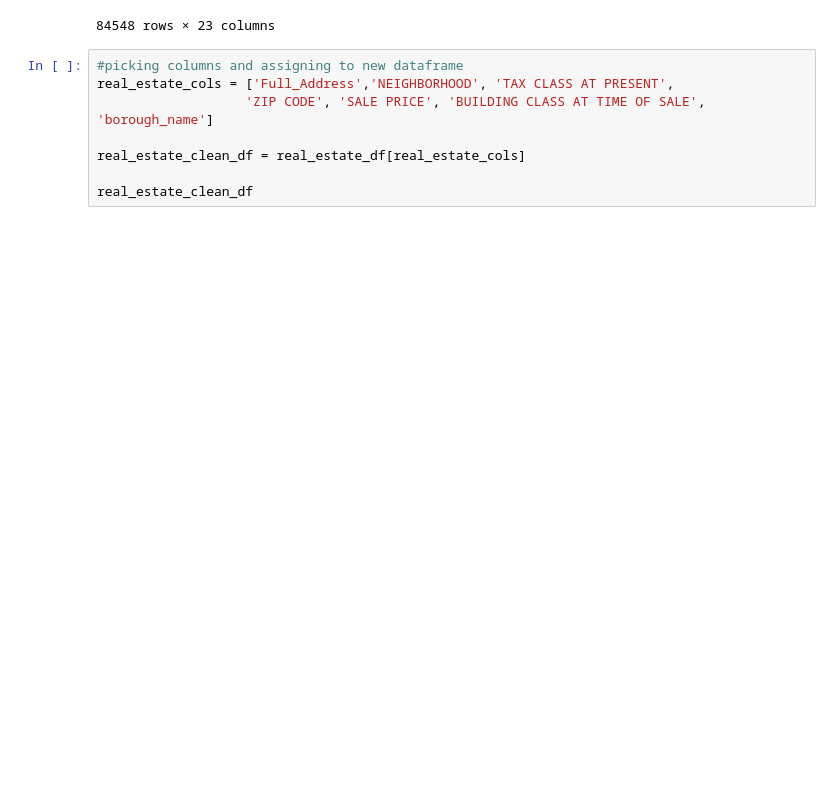
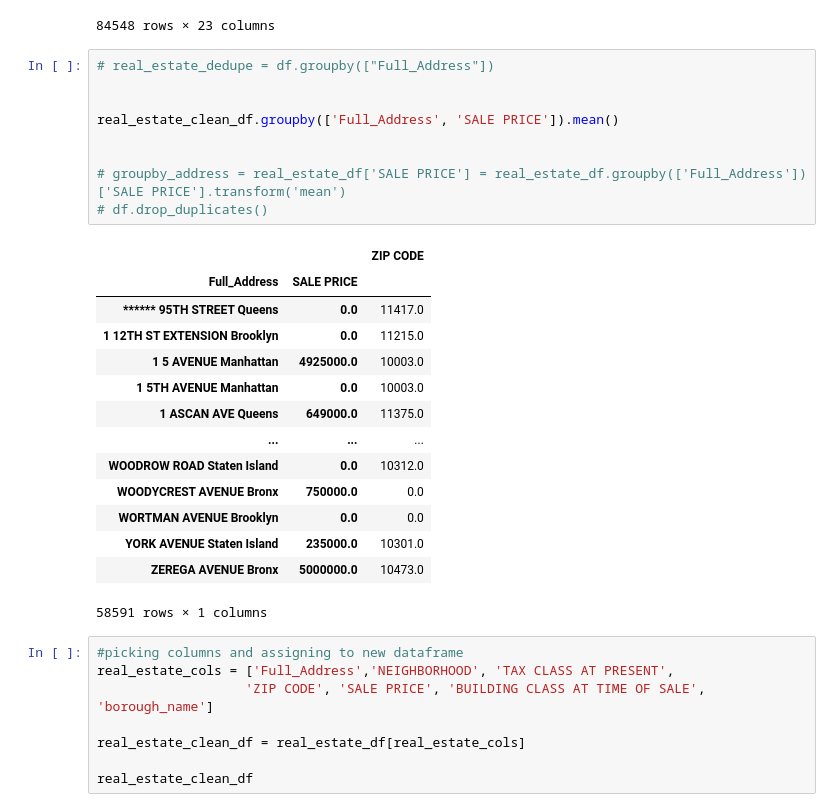
Before and after one commit to shadeetabasi/nyc-realestate-and-trees-project, a Jupyter notebook: Keiko /Real_Estate_Clean_Up_v2.ipynb, the cells around one changed output. Saved outputs shown, nothing was run; the diff lists cells and outputs as text; blank space fills up the shorter version.

Commit message:
group by

```diff
--- a/Keiko /Real_Estate_Clean_Up_v2.ipynb
+++ b/Keiko /Real_Estate_Clean_Up_v2.ipynb
@@ -186,6 +186,30 @@ real_estate_df
 | 84546 | 5 | WOODROW | 22 STORE BUILDINGS | 4 | 7100 | 28 |  | ... |
 | 84547 | 5 | WOODROW | 35 INDOOR PUBLIC AND CULTURAL FAC... | 4 | 7105 | 679 |  | ... |
 84548 rows × 23 columns
+# %%
+# real_estate_dedupe = df.groupby(["Full_Address"])
+
+
+real_estate_clean_df.groupby(['Full_Address', 'SALE PRICE']).mean()
+
+
+# groupby_address = real_estate_df['SALE PRICE'] = real_estate_df.groupby(['Full_Address'])['SALE PRICE'].transform('mean')
+# df.drop_duplicates()
+# %% [output]
+|  |  | ZIP CODE |
+| Full_Address | SALE PRICE |  |
+| ****** 95TH STREET Queens | 0.0 | 11417.0 |
+| 1 12TH ST EXTENSION Brooklyn | 0.0 | 11215.0 |
+| 1 5 AVENUE Manhattan | 4925000.0 | 10003.0 |
+| 1 5TH AVENUE Manhattan | 0.0 | 10003.0 |
+| 1 ASCAN AVE Queens | 649000.0 | 11375.0 |
+| ... | ... | ... |
+| WOODROW ROAD Staten Island | 0.0 | 10312.0 |
+| WOODYCREST AVENUE Bronx | 750000.0 | 0.0 |
+| WORTMAN AVENUE Brooklyn | 0.0 | 0.0 |
+| YORK AVENUE Staten Island | 235000.0 | 10301.0 |
+| ZEREGA AVENUE Bronx | 5000000.0 | 10473.0 |
+58591 rows × 1 columns
 # %%
 #picking columns and assigning to new dataframe
 real_estate_cols = ['Full_Address','NEIGHBORHOOD', 'TAX CLASS AT PRESENT',
```
Also changed, not shown: parts of 3 cells of this notebook.
